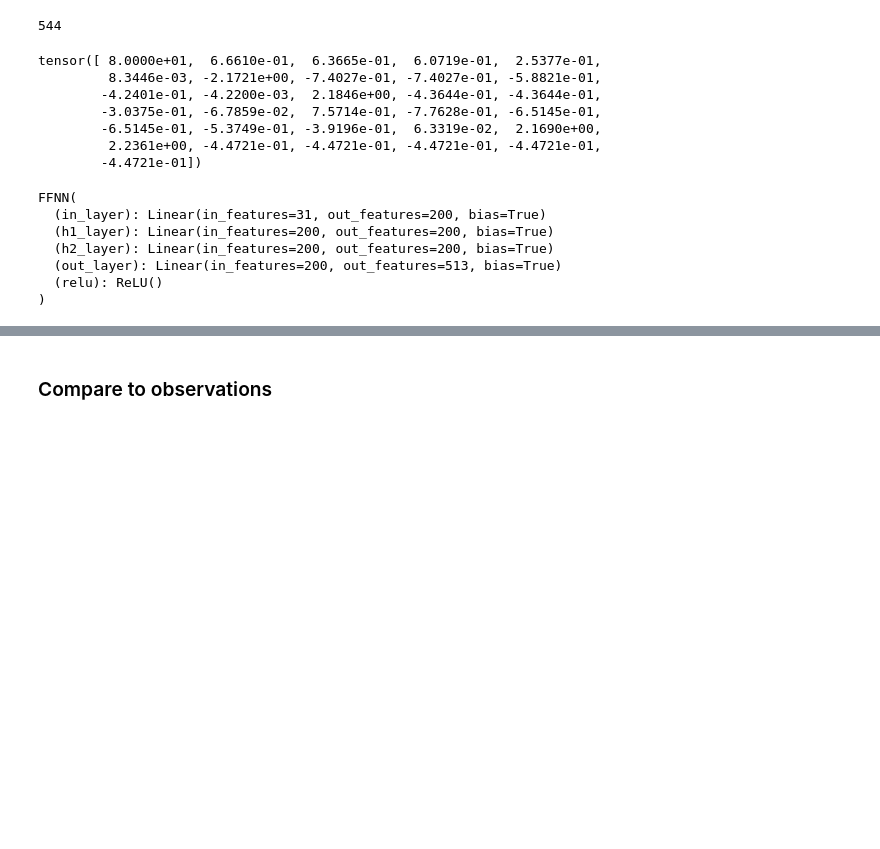
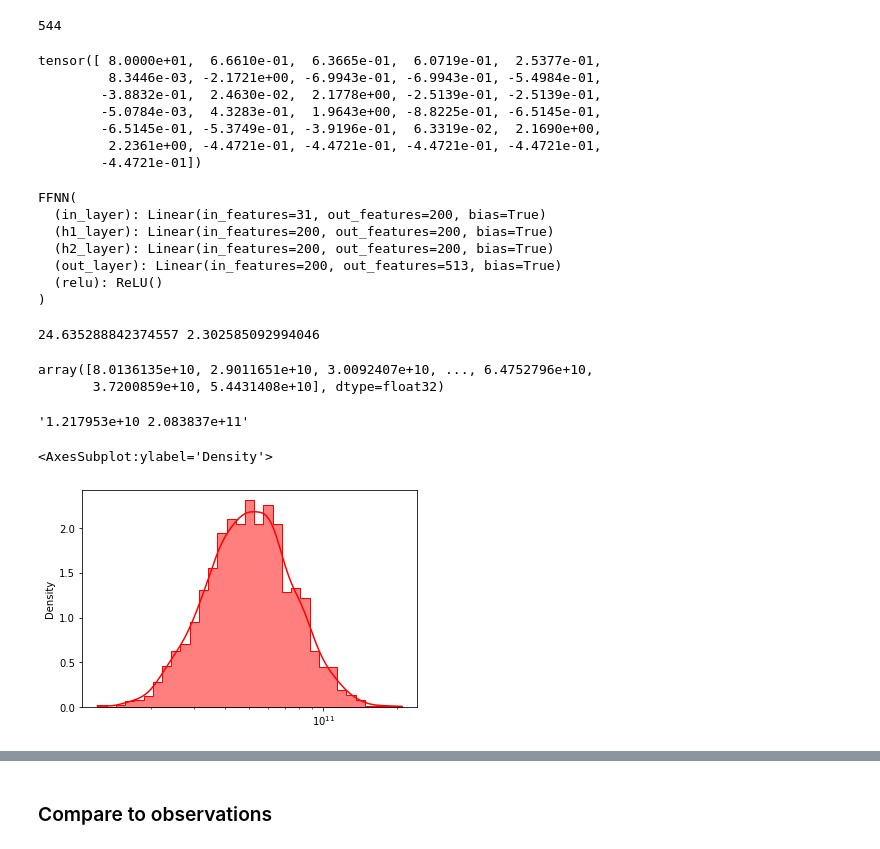
Before and after one commit to eyhl/premis, a Jupyter notebook: notebooks/chapter2.ipynb, the cells around one changed output, grey strips where cells are left out. Drawn from its saved outputs; the diff is of its cells as text; code cells hidden in the pictures; blank space fills up the shorter version.

```diff
--- a/notebooks/chapter2.ipynb
+++ b/notebooks/chapter2.ipynb
@@ -105,7 +152,7 @@ y_train2 = (y_train2 - y_train2.mean()) / y_train2.std()
 
 y_train = torch.vstack([y_train1, y_train2]).T
 # %%
-df_params = pd.read_csv("../data/processed/ffnn_variable_normalisation_params.csv")
+df_params = pd.read_csv("../data/processed/ffnn_variable_normalisation_params_512.csv")
 
 x = np.hstack(
     (
@@ -126,9 +173,9 @@ x = torch.tensor(x, dtype=torch.float32)
 x
 # %% [output]
 tensor([ 8.0000e+01,  6.6610e-01,  6.3665e-01,  6.0719e-01,  2.5377e-01,
-         8.3446e-03, -2.1721e+00, -7.4027e-01, -7.4027e-01, -5.8821e-01,
-        -4.2401e-01, -4.2200e-03,  2.1846e+00, -4.3644e-01, -4.3644e-01,
-        -3.0375e-01, -6.7859e-02,  7.5714e-01, -7.7628e-01, -6.5145e-01,
+         8.3446e-03, -2.1721e+00, -6.9943e-01, -6.9943e-01, -5.4984e-01,
+        -3.8832e-01,  2.4630e-02,  2.1778e+00, -2.5139e-01, -2.5139e-01,
+        -5.0784e-03,  4.3283e-01,  1.9643e+00, -8.8225e-01, -6.5145e-01,
         -6.5145e-01, -5.3749e-01, -3.9196e-01,  6.3319e-02,  2.1690e+00,
          2.2361e+00, -4.4721e-01, -4.4721e-01, -4.4721e-01, -4.4721e-01,
         -4.4721e-01])
@@ -144,3 +191,31 @@ FFNN(
   (out_layer): Linear(in_features=200, out_features=513, bias=True)
   (relu): ReLU()
 )
+# %%
+logmean = np.log10(5e10)/np.log10(np.exp(1))
+logscale = np.log10(10)/np.log10(np.exp(1))
+print(f"{logmean} {logscale}")
+sigma_w = pyro.sample("tmp", dist.LogNormal(logmean * torch.ones(2000),0.4))
+# sigma_w = 1e11 * pyro.sample("tmp", dist.Exponential(torch.ones(2000)))
+sigma_w.numpy()
+# %% [output]
+24.635288842374557 2.302585092994046
+array([8.0136135e+10, 2.9011651e+10, 3.0092407e+10, ..., 6.4752796e+10,
+       3.7200859e+10, 5.4431408e+10], dtype=float32)
+# %%
+f"{sigma_w.numpy().min():e} {sigma_w.numpy().max():e}"
+# %% [output]
+'1.217953e+10 2.083837e+11'
+# %%
+sns.histplot(
+    # 1e11 + 1e10 * samples[node],
+    sigma_w,
+    kde=True,
+    stat="density",
+    element="step",
+    color="red",
+    log_scale=True,
+)
+# %% [output]
+<AxesSubplot:ylabel='Density'>
+[figure, added]
```
Also changed, not shown: parts of 25 cells of this notebook.
